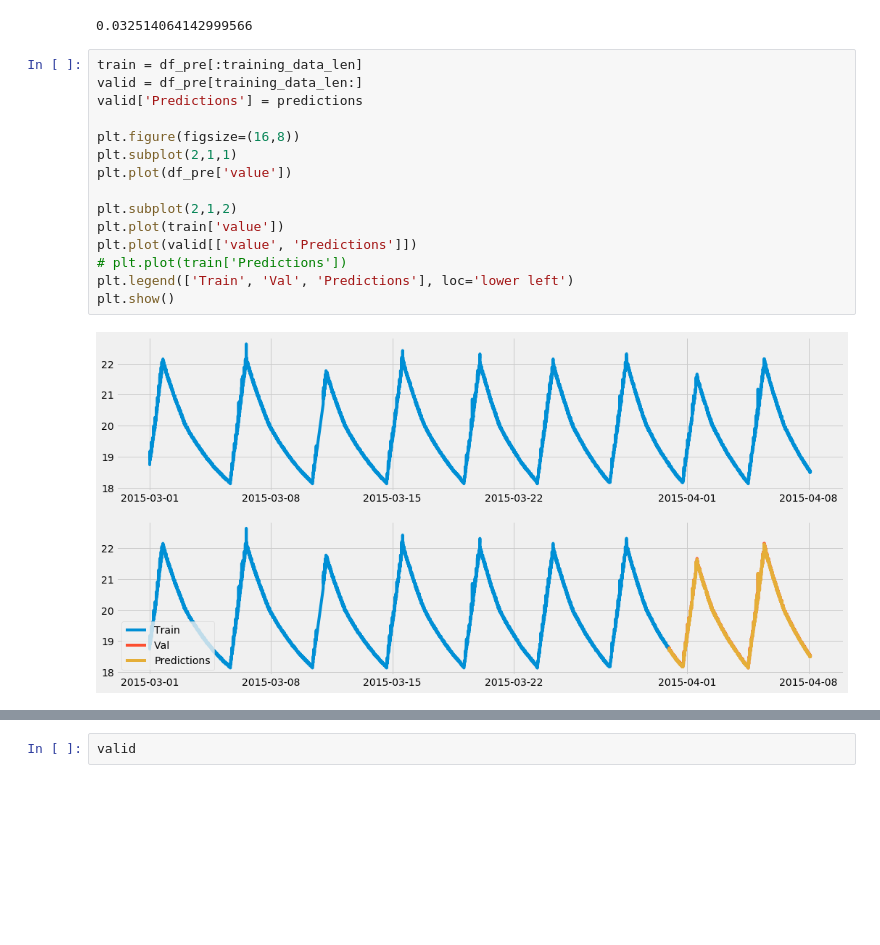
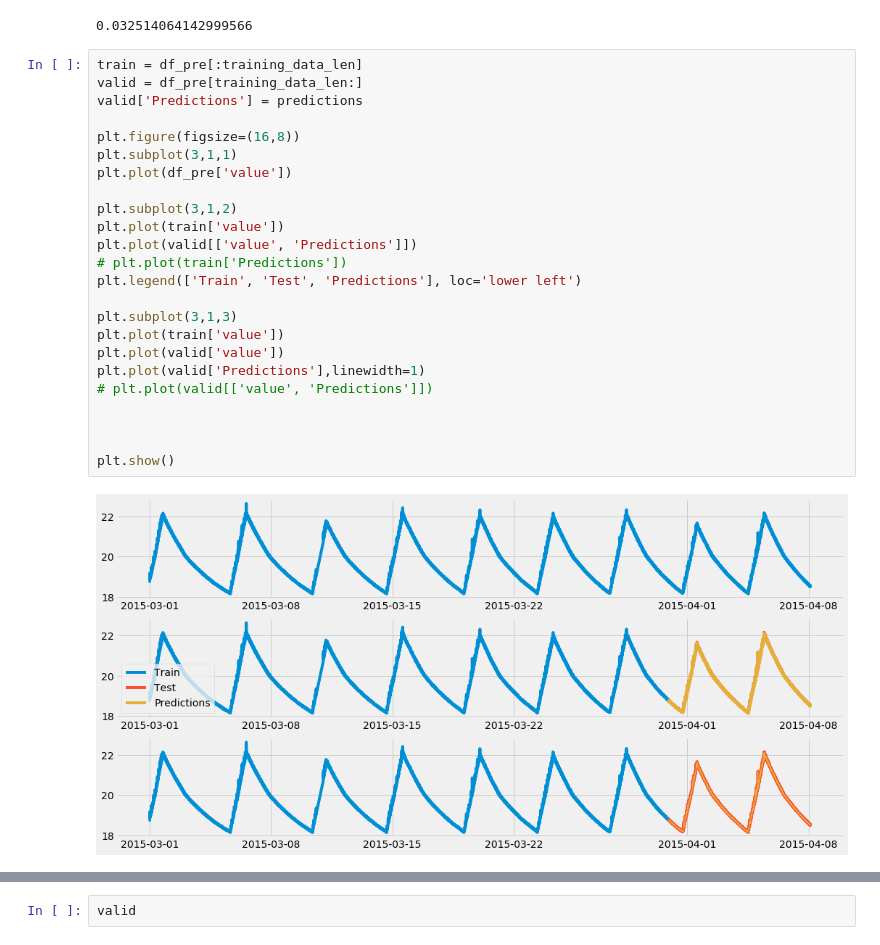
Before and after one commit to parinyad123/Telemetry_Project, a Jupyter notebook: Predict_time_Series/Telemetry/TANKTEMP092_098.ipynb, the cells around one changed output, grey strips where cells are left out. Drawn from its saved outputs; the diff is of its cells as text; blank space fills up the shorter version.

```diff
--- a/Predict_time_Series/Telemetry/TANKTEMP092_098.ipynb
+++ b/Predict_time_Series/Telemetry/TANKTEMP092_098.ipynb
@@ -390,17 +416,26 @@ rmse
 # %%
 train = df_pre[:training_data_len]
 valid = df_pre[training_data_len:]
 valid['Predictions'] = predictions
 
 plt.figure(figsize=(16,8))
-plt.subplot(2,1,1)
+plt.subplot(3,1,1)
 plt.plot(df_pre['value'])
 
-plt.subplot(2,1,2)
+plt.subplot(3,1,2)
 plt.plot(train['value'])
 plt.plot(valid[['value', 'Predictions']])
 # plt.plot(train['Predictions'])
-plt.legend(['Train', 'Val', 'Predictions'], loc='lower left')
+plt.legend(['Train', 'Test', 'Predictions'], loc='lower left')
+
+plt.subplot(3,1,3)
+plt.plot(train['value'])
+plt.plot(valid['value'])
+plt.plot(valid['Predictions'],linewidth=1)
+# plt.plot(valid[['value', 'Predictions']])
+
+
+
 plt.show()
 # %% [output]
-[figure, old version]
+[figure, new version]
```
Also changed, not shown: parts of 39 cells of this notebook, 1 other file.
